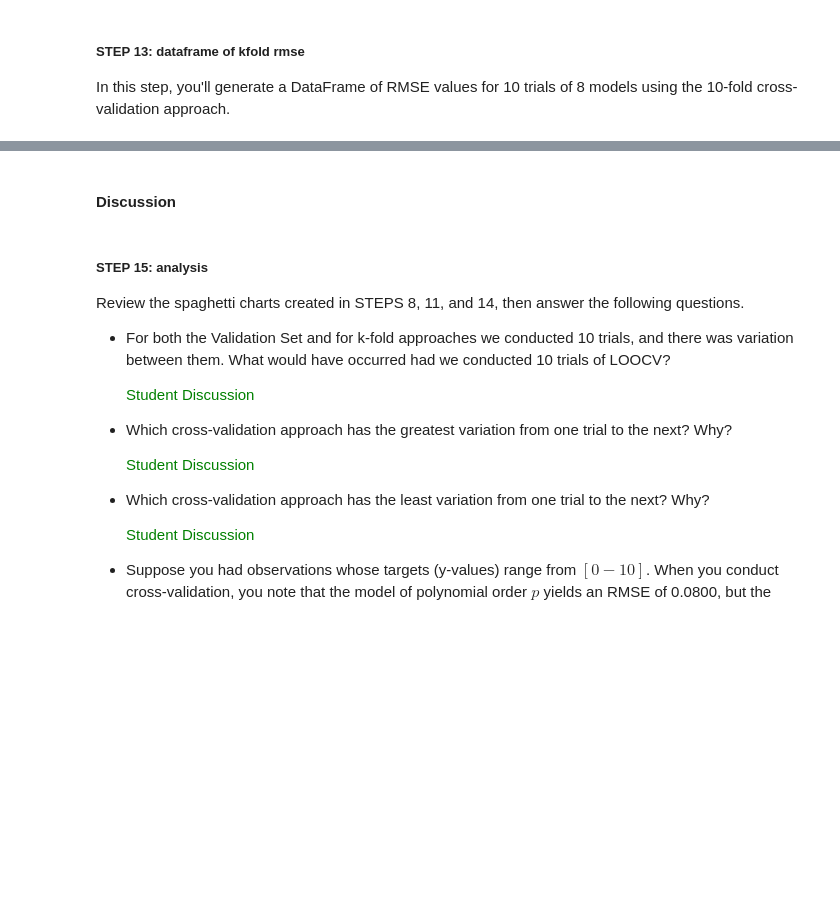
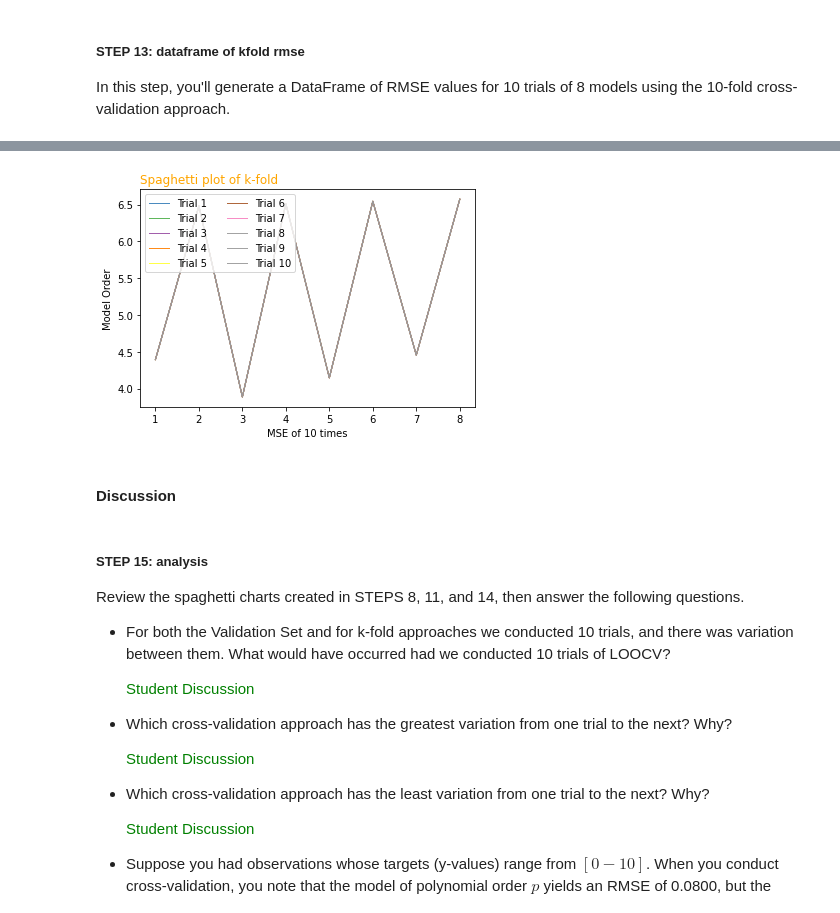
Before and after one commit to Tkokotaj/Test, a Jupyter notebook: hw3.ipynb, the cells around one changed output, grey strips where cells are left out. Saved outputs shown, nothing was run; the diff lists cells and outputs as text; code cells hidden in the pictures; blank space fills up the shorter version.

```diff
--- a/hw3.ipynb
+++ b/hw3.ipynb
@@ -649,0 +716,18 @@ STEP_12_COMPLETE = False
+# %%
+#STEP 12
+
+#STUDENT CODE - create kfold_mse(X, y, k, random_state)
+#---------------------------------------------
+def kfold_mse(X, y, k, random_state):
+  model = LinearRegression()
+  random_state = np.random.RandomState(1337)
+  split = KFold(n_splits=k, shuffle=True, random_state=random_state)
+  scores = cross_val_score(model, X, y, cv=split, scoring = 'neg_root_mean_squared_error')
+
+  return abs(np.mean(scores))
+
+#this shoudl be exactly the same as LOOC
+display(kfold_mse(df[['x']], df.y, 200, random_state))
+#---------------------------------------------
+
+STEP_12_COMPLETE = True
@@ -680,3 +793,31 @@ STEP_14_COMPLETE = False
+# %%
+#STEP 14
+
+#STUDENT CODE - plot k-fold spaghetti charts
+#---------------------------------------------
+palette = plt.get_cmap('Set1')
+# Plot multiple lines
+num=0
+for column in df_ans:
+    num+=1
+    #plt.plot(df_ans('x'), df_ans[column], marker='', color=palette(num), linewidth=1, alpha=0.9, label=column)
+    plt.plot(range(1, MAX_ORDER+1), df_ans[column], marker='', color=palette(num), linewidth=1, alpha=0.9, label=column)
+
+# Add legend
+plt.legend(loc=2, ncol=2)
+
+# Add titles
+plt.title("Spaghetti plot of k-fold", loc='left', fontsize=12, fontweight=0, color='orange')
+plt.ylabel("MSE of 10 times")
+plt.ylabel("Model Order")
+
+# Show the graph
+plt.show()
+#---------------------------------------------
+
+STEP_14_COMPLETE = False
+# %% [output]
+[figure, added]
 # %% [markdown]
 #### Discussion
 # %% [markdown]
```
Also changed, not shown: parts of 15 cells of this notebook.
